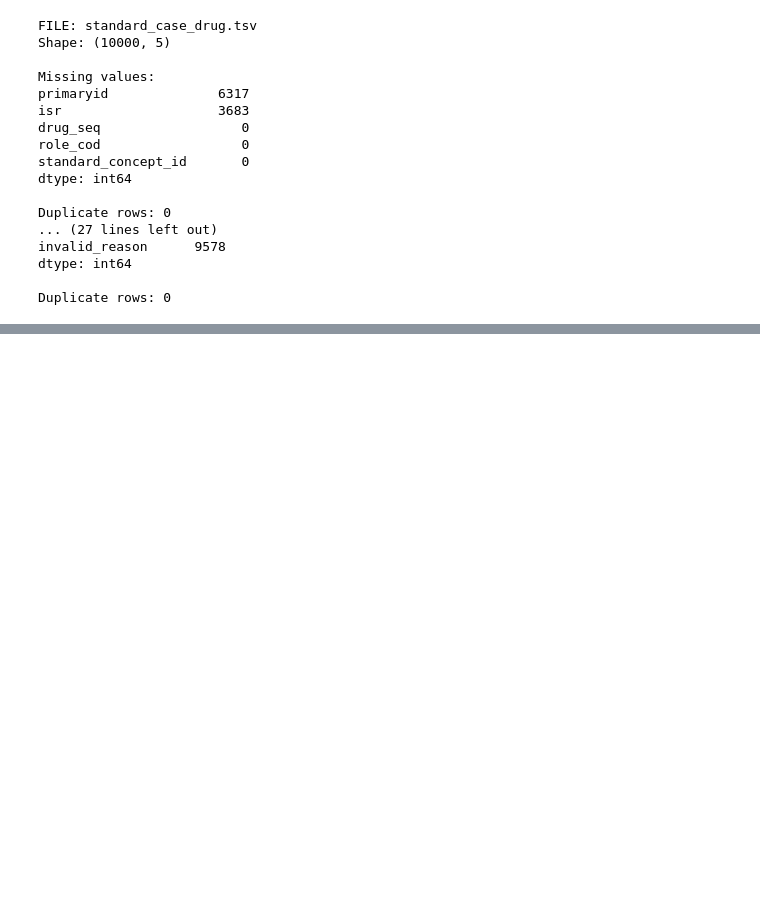
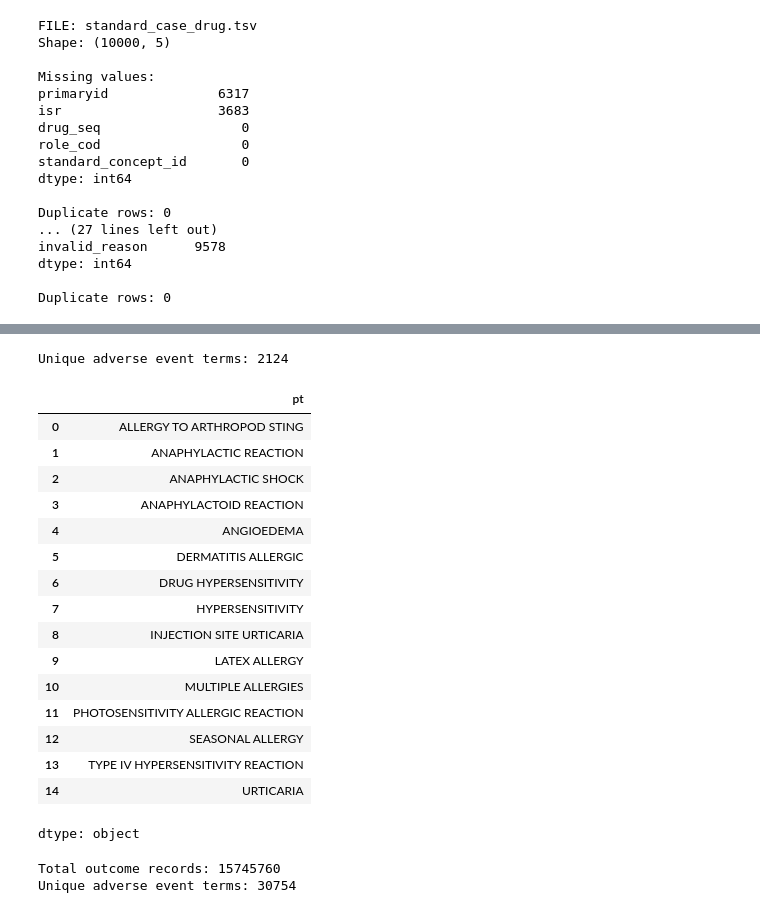
Before and after one commit to apsarak26/capstone_project_CS5998, a Jupyter notebook: Data_exploration.ipynb, the cells around one changed output, grey strips where cells are left out. Drawn from its saved outputs; the diff is of its cells as text; code cells hidden in the pictures; blank space fills up the shorter version.

Commit message:
Extract AEOLUS adverse event terminology and allergy candidates

```diff
--- a/Data_exploration.ipynb
+++ b/Data_exploration.ipynb
@@ -201,0 +422,41 @@ Duplicate rows: 0
+# %%
+
+# Explore unique adverse event terms
+unique_terms = (
+    outcome_df["pt"]
+    .dropna()
+    .drop_duplicates()
+    .sort_values()
+)
+
+print("Unique adverse event terms:", len(unique_terms))
+
+# Exploratory search only, not final classification
+candidate_terms = unique_terms[
+    unique_terms.str.contains(
+        "allerg|hypersensitiv|anaphyla|urticaria|angioedema",
+        case=False,
+        regex=True
+    )
+]
+
+display(candidate_terms.reset_index(drop=True))
+# %% [output]
+Unique adverse event terms: 2124
+|  | pt |
+| 0 | ALLERGY TO ARTHROPOD STING |
+| 1 | ANAPHYLACTIC REACTION |
+| 2 | ANAPHYLACTIC SHOCK |
+| 3 | ANAPHYLACTOID REACTION |
+| 4 | ANGIOEDEMA |
+| 5 | DERMATITIS ALLERGIC |
+| 6 | DRUG HYPERSENSITIVITY |
+| 7 | HYPERSENSITIVITY |
+| 8 | INJECTION SITE URTICARIA |
+| 9 | LATEX ALLERGY |
+| 10 | MULTIPLE ALLERGIES |
+| 11 | PHOTOSENSITIVITY ALLERGIC REACTION |
+| 12 | SEASONAL ALLERGY |
+| 13 | TYPE IV HYPERSENSITIVITY REACTION |
+| 14 | URTICARIA |
+dtype: object
@@ -201,0 +465,27 @@ Duplicate rows: 0
+# %%
+
+import pandas as pd
+import zipfile
+
+all_terms = set()
+total_rows = 0
+
+with zipfile.ZipFile(zip_path, "r") as archive:
+    with archive.open("standard_case_outcome.tsv") as file:
+        for chunk in pd.read_csv(
+            file,
+            sep="\t",
+            header=None,
+            names=schemas["standard_case_outcome.tsv"],
+            dtype=str,
+            na_values=["\\N"],
+            chunksize=100000
+        ):
+            total_rows += len(chunk)
+            all_terms.update(chunk["pt"].dropna().unique())
+
+print("Total outcome records:", total_rows)
+print("Unique adverse event terms:", len(all_terms))
+# %% [output]
+Total outcome records: 15745760
+Unique adverse event terms: 30754
```
Also changed, not shown: parts of 10 cells of this notebook.
